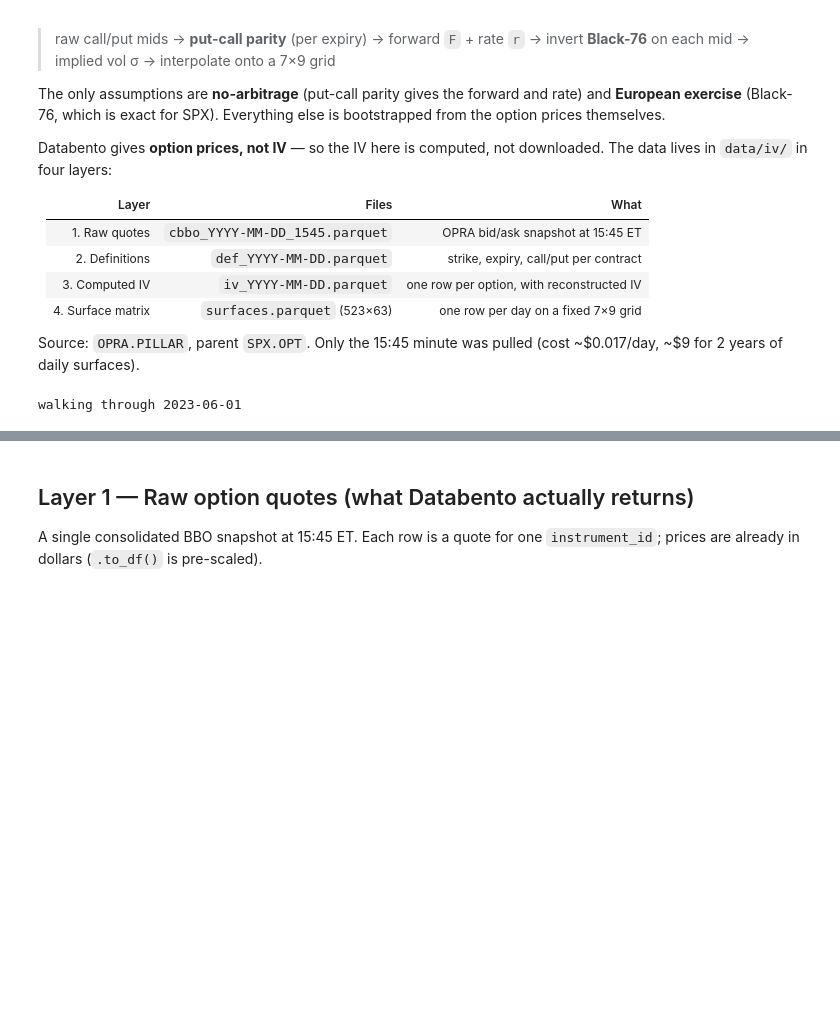
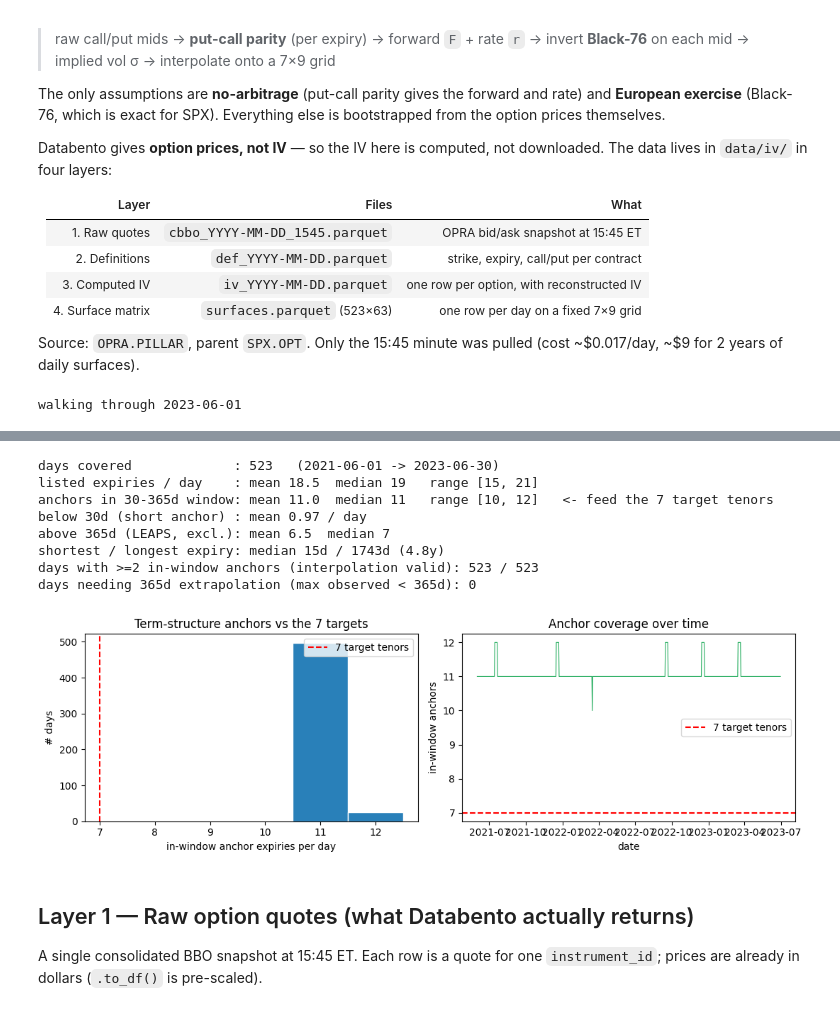
Before and after one commit to harrodyuan/DS4FE, a Jupyter notebook: DS4FE_SPX_IV_Surface_Reconstruction_from_Raw_EOD_Quotes.ipynb, the cells around one changed output, grey strips where cells are left out. Cells and saved outputs as stored; diff of their text form; code cells hidden in the pictures; blank space fills up the shorter version.

```diff
--- a/DS4FE_SPX_IV_Surface_Reconstruction_from_Raw_EOD_Quotes.ipynb
+++ b/DS4FE_SPX_IV_Surface_Reconstruction_from_Raw_EOD_Quotes.ipynb
@@ -37,3 +45,50 @@ walking through 2023-06-01
+# %%
+# ===== Full 523-day expiry coverage distribution =====
+import glob
+WIN_LO, WIN_HI = 30, 365                       # the grid's maturity window (days)
+cov_rows = []
+for f in sorted(glob.glob(f'{IV}/iv_*.parquet')):
+    Td = np.sort(pd.read_parquet(f, columns=['T'])['T'].unique()) * 365.25
+    cov_rows.append({
+        'date': os.path.basename(f)[3:13],
+        'n_exp':      len(Td),
+        'n_in':       int(((Td >= WIN_LO) & (Td <= WIN_HI)).sum()),
+        'n_below30':  int((Td < WIN_LO).sum()),
+        'n_above365': int((Td > WIN_HI).sum()),
+        'min_d': Td.min(), 'max_d': Td.max(),
+    })
+cov = pd.DataFrame(cov_rows); cov['date'] = pd.to_datetime(cov['date'])
+
+print(f'days covered             : {len(cov)}   ({cov.date.min().date()} -> {cov.date.max().date()})')
+print(f'listed expiries / day    : mean {cov.n_exp.mean():.1f}  median {cov.n_exp.median():.0f}   range [{cov.n_exp.min()}, {cov.n_exp.max()}]')
+print(f'anchors in 30-365d window: mean {cov.n_in.mean():.1f}  median {cov.n_in.median():.0f}   range [{cov.n_in.min()}, {cov.n_in.max()}]   <- feed the 7 target tenors')
+print(f'below 30d (short anchor) : mean {cov.n_below30.mean():.2f} / day')
+print(f'above 365d (LEAPS, excl.): mean {cov.n_above365.mean():.1f}  median {cov.n_above365.median():.0f}')
+print(f'shortest / longest expiry: median {cov.min_d.median():.0f}d / {cov.max_d.median():.0f}d ({cov.max_d.median()/365:.1f}y)')
+print(f'days with >=2 in-window anchors (interpolation valid): {(cov.n_in >= 2).sum()} / {len(cov)}')
+print(f'days needing 365d extrapolation (max observed < 365d): {(cov.max_d < WIN_HI).sum()}')
+
+fig, ax = plt.subplots(1, 2, figsize=(11, 3.6))
+ax[0].hist(cov.n_in, bins=range(int(cov.n_in.min()), int(cov.n_in.max()) + 2),
+           color='#2980B9', edgecolor='w', align='left')
+ax[0].axvline(7, ls='--', color='red', label='7 target tenors')
+ax[0].set_xlabel('in-window anchor expiries per day'); ax[0].set_ylabel('# days')
+ax[0].set_title('Term-structure anchors vs the 7 targets'); ax[0].legend()
+ax[1].plot(cov.date, cov.n_in, lw=0.8, color='#27AE60')
+ax[1].axhline(7, ls='--', color='red', label='7 target tenors')
+ax[1].set_xlabel('date'); ax[1].set_ylabel('in-window anchors')
+ax[1].set_title('Anchor coverage over time'); ax[1].legend()
+plt.tight_layout(); plt.show()
+# %% [output]
+days covered             : 523   (2021-06-01 -> 2023-06-30)
+listed expiries / day    : mean 18.5  median 19   range [15, 21]
+anchors in 30-365d window: mean 11.0  median 11   range [10, 12]   <- feed the 7 target tenors
+below 30d (short anchor) : mean 0.97 / day
+above 365d (LEAPS, excl.): mean 6.5  median 7
+shortest / longest expiry: median 15d / 1743d (4.8y)
+days with >=2 in-window anchors (interpolation valid): 523 / 523
+days needing 365d extrapolation (max observed < 365d): 0
+[figure, added]
 # %% [markdown]
 ## Layer 1 — Raw option quotes (what Databento actually returns)
 
```
Also changed, not shown: parts of 1 cell of this notebook.
